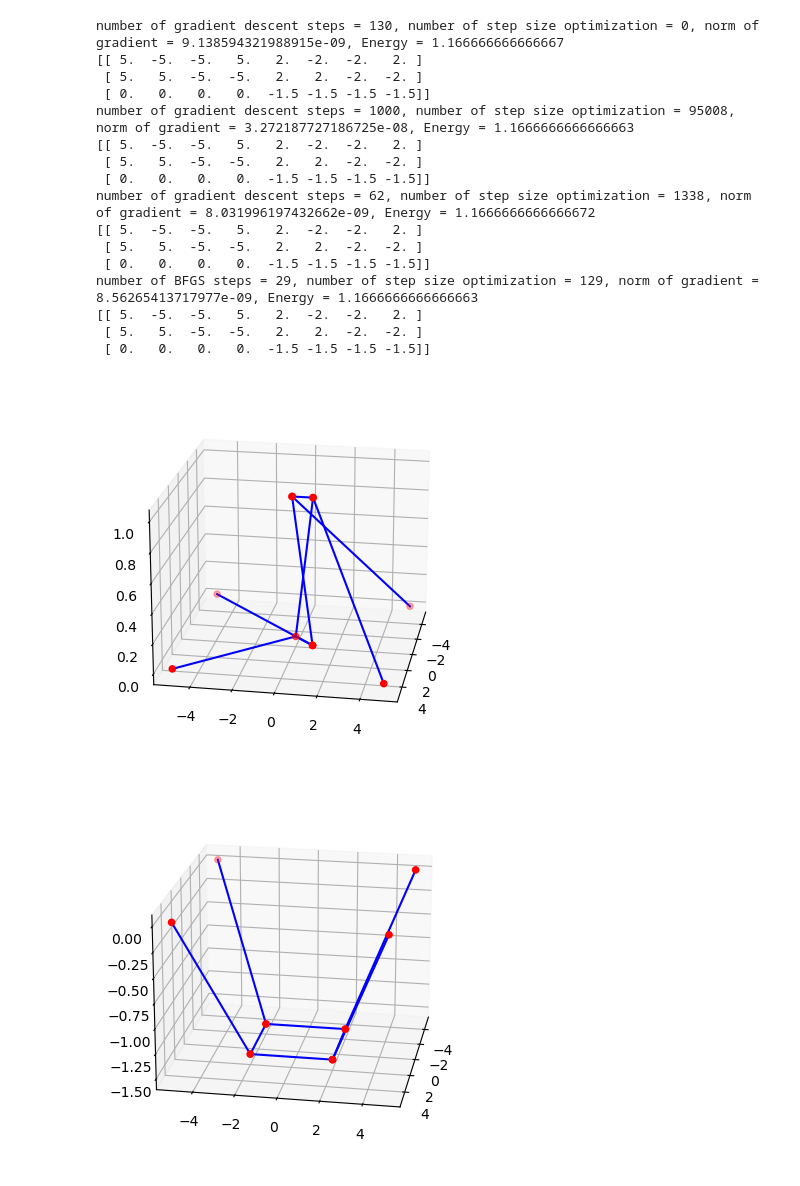
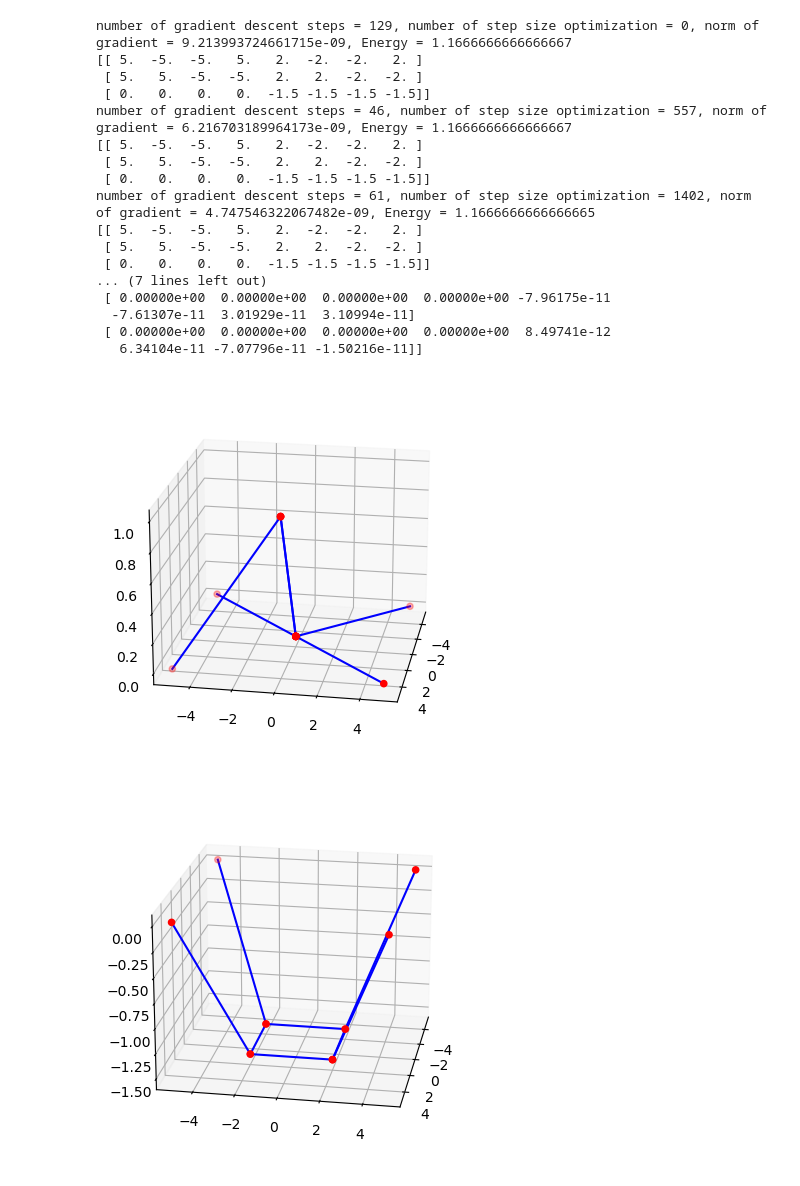
Before and after one commit to markus0800/Project_TMA4180, a Jupyter notebook: project.ipynb, the cells around one changed output. Saved outputs shown, nothing was run; the diff lists cells and outputs as text; code cells hidden in the pictures.

```diff
--- a/project.ipynb
+++ b/project.ipynb
@@ -171,56 +221,60 @@ def strong_wolfe(f, gradient_f, X, A, B, L, p_k, fixed_points, mg, pg, k, c, alp
             return np.float128(alpha), steps
     return alpha, steps
 # %%
-def gradient_descent(f, gradient_f, X, A, B, L, fixed_points, mg, pg, k, c, tol, alpha_0 = 1, armijo = False, weak_w = False, strong_w = False):
+def gradient_descent(E, gradient_E, X, A, B, L, fixed_points, mg, pg, k, c, tol, alpha_0 = 1, armijo = False, weak_w = False, strong_w = False):
     steps = 0
     Q = 0
-    while(np.linalg.norm(abs(gradient_f(X, A, B, L, fixed_points, mg, pg, k,c))) > tol and steps < 1000):
+    while(np.linalg.norm(abs(gradient_E(X, A, B, L, fixed_points, mg, pg, k,c))) > tol and steps < 1000):
         steps +=1
-        p_k = -gradient_f(X, A, B, L, fixed_points, mg, pg, k, c)
+        p_k = -gradient_E(X, A, B, L, fixed_points, mg, pg, k, c)
         if(armijo):
             p_k = p_k/np.linalg.norm(p_k)
-            alpha, q = armijo_step(f, gradient_f, X, A, B, L, p_k, fixed_points, mg, pg, k, c, alpha_0)
+            alpha, q = armijo_step(E, gradient_E, X, A, B, L, p_k, fixed_points, mg, pg, k, c, alpha_0)
             Q += q
         elif(weak_w):
             p_k = p_k/np.linalg.norm(p_k)
-            alpha,q = weak_wolfe(f, gradient_f, X, A, B, L, p_k, fixed_points, mg, pg, k, c, alpha_0)
+            alpha,q = weak_wolfe(E, gradient_E, X, A, B, L, p_k, fixed_points, mg, pg, k, c, alpha_0)
             Q += q
         elif(strong_w):
             p_k = p_k/np.linalg.norm(p_k)
-            alpha, q  = strong_wolfe(f, gradient_f, X, A,B,L, p_k, fixed_points, mg, pg, k, c, alpha_0)
+            alpha, q  = strong_wolfe(E, gradient_E, X, A,B,L, p_k, fixed_points, mg, pg, k, c, alpha_0)
             Q += q
         else:
             alpha = 1
         X += alpha * p_k
-    print(f'number of gradient descent steps = {steps}, number of step size optimization = {Q}, norm of gradient = {np.linalg.norm(gradient_f(X, A, B, L, fixed_points, mg, pg, k, c))}, Energy = {f(X, A, B, L, mg, pg, k,c)}')
+    print(f'number of gradient descent steps = {steps}, number of step size optimization = {Q}, norm of gradient = {np.linalg.norm(gradient_E(X, A, B, L, fixed_points, mg, pg, k, c))}, Energy = {E(X, A, B, L, mg, pg, k,c)}')
     return X
 # %%
-def BFGS(f, gradient_f, X, A, B, L, fixed_points, mg, pg, k, c, tol, armijo = False, weak_w = False, strong_w = True):
+def BFGS(E, gradient_E, X, A, B, L, fixed_points, mg, pg, k, c, tol,  armijo = False, weak_w = False, strong_w = True):
     steps = 0
     Q = 0
     d,N = np.shape(X)
     M = d*N
     B_k = np.identity(M)
-    while(np.linalg.norm(gradient_f(X, A, B, L, fixed_points, mg, pg, k, c)) > tol and steps < 1000):
-        p_k = -np.linalg.solve(B_k, np.reshape(gradient_f(X, A, B, L, fixed_points, mg, pg, k, c), M))
+    while(np.linalg.norm(gradient_E(X, A, B, L, fixed_points, mg, pg, k, c)) > tol and steps < 1000):
+        p_k = -np.linalg.solve(B_k, np.reshape(gradient_E(X, A, B, L, fixed_points, mg, pg, k, c), M))
         p_k = np.reshape(p_k, (d,N))
         if(armijo):
-            step_size,q = armijo_step(f, gradient_f, X, A, B, L, p_k, fixed_points, mg, pg, k, c)
+            step_size,q = armijo_step(E, gradient_E, X, A, B, L, p_k, fixed_points, mg, pg, k, c)
         elif(weak_w):
-            step_size,q = weak_wolfe(f, gradient_f, X, A, B, L, p_k, fixed_points, mg, pg, k, c)
+            step_size,q = weak_wolfe(E, gradient_E, X, A, B, L, p_k, fixed_points, mg, pg, k, c)
         elif(strong_w):
-            step_size,q = strong_wolfe(f, gradient_f, X, A, B, L, p_k, fixed_points, mg, pg, k, c)
+            step_size,q = strong_wolfe(E, gradient_E, X, A, B, L, p_k, fixed_points, mg, pg, k, c)
         else:
             step_size,q = (1,0)
         s = step_size * p_k
-        y = gradient_f(X + s, A, B, L, fixed_points, mg, pg, k, c) - gradient_f(X, A, B, L, fixed_points, mg, pg, k, c)
+        y = gradient_E(X + s, A, B, L, fixed_points, mg, pg, k, c) - gradient_E(X, A, B, L, fixed_points, mg, pg, k, c)
         y = np.reshape(y, M)
         s = np.reshape(s, M)
+        if(np.sum(y) == 0 or np.sum(s) == 0):
+            print(f'||y|| = {np.sum(y)}, ||s|| =  {np.sum(s)}')
+            break
         alpha = 1/np.dot(y,s)
         beta = -1/np.dot(s, B_k@s)
         B_k += alpha*np.outer(y, y) + beta* np.outer(B_k@s,B_k@s)
         X += step_size*p_k
         steps +=1
         Q +=q
-    print(f'number of BFGS steps = {steps}, number of step size optimization = {Q}, norm of gradient = {np.linalg.norm(gradient_f(X, A, B, L, fixed_points, mg, pg, k, c))}, Energy = {f(X, A, B, L, mg, pg, k, c)}')
+        #print(f'step size = {step_size}, iteration = {steps}, norm gradient {np.linalg.norm(gradient_f(X, A, B, L, fixed_points, mg, pg, k, c))}, Energy= {f(X, A, B, L, mg, pg, k, c)}')
+    print(f'number of BFGS steps = {steps}, number of step size optimization = {Q}, norm of gradient = {np.linalg.norm(gradient_E(X, A, B, L, fixed_points, mg, pg, k, c))}, Energy = {E(X, A, B, L, mg, pg, k, c)}')
     return X
@@ -323,7 +417,9 @@ X[:,0] = [5,5,0]
 X[:,1] = [-5,5,0]
 X[:,2] = [-5,-5,0]
 X[:,3] = [5,-5,0]
-X[:,4:] = np.random.randint(2, size = np.shape(X[:,4:]))
+X[:,-1] = [4,0,1]
+
+#X[:,4:] = np.random.randint(2, size = np.shape(X[:,4:]))
 
 
 edges = np.array([[1,5], [5,6], [4,5], [2,6], [6,7], [3,7], [4,7], [0,4]])
@@ -347,42 +443,45 @@ print(X_const_step)
 plt.figure()
 ax2 = plt.axes(projection = '3d')
 X_weak_wolfe = gradient_descent(E, gradient_E, np.copy(X), A, B, L, fixed_points, mg =1/6, pg = 0, k = 3, c = 0, tol = 1e-8, weak_w = True)
 plot_cable_net(X_weak_wolfe, A, ax2)
 ax2.view_init(20,10)
 print(X_weak_wolfe)
 
 plt.figure()
 ax3 = plt.axes(projection = '3d')
 X_strong_wolfe = gradient_descent(E, gradient_E, np.copy(X), A, B, L, fixed_points, mg =1/6, pg = 0, k = 3, c = 0, tol = 1e-8, strong_w = True)
 plot_cable_net(X_strong_wolfe, A, ax3)
 ax3.view_init(20,10)
 print(X_strong_wolfe)
 
 
 plt.figure()
 ax4 = plt.axes(projection = '3d')
-X_BFGS = BFGS(E,gradient_E, np.copy(X), A, B, L, fixed_points, mg =1/6, pg = 0, k = 3, c = 0, tol = 1e-8, strong_w= True)
+X_BFGS = BFGS(E,gradient_E, np.copy(X), A, B, L, fixed_points, mg =1/6, pg = 0, k = 3, c = 0, tol = 1e-13, strong_w= True)
 plot_cable_net(X_BFGS, A, ax4)
 ax4.view_init(20,10)
 print(X_BFGS)
+
+print(gradient_E(X_BFGS, A, B, L, fixed_points, mg = 1/6, pg = 0, k = 3, c = 0))
 # %% [output]
-number of gradient descent steps = 130, number of step size optimization = 0, norm of gradient = 9.138594321988915e-09, Energy = 1.166666666666667
+number of gradient descent steps = 129, number of step size optimization = 0, norm of gradient = 9.213993724661715e-09, Energy = 1.1666666666666667
 [[ 5.  -5.  -5.   5.   2.  -2.  -2.   2. ]
  [ 5.   5.  -5.  -5.   2.   2.  -2.  -2. ]
  [ 0.   0.   0.   0.  -1.5 -1.5 -1.5 -1.5]]
-number of gradient descent steps = 1000, number of step size optimization = 95008, norm of gradient = 3.272187727186725e-08, Energy = 1.1666666666666663
+number of gradient descent steps = 46, number of step size optimization = 557, norm of gradient = 6.216703189964173e-09, Energy = 1.1666666666666667
 [[ 5.  -5.  -5.   5.   2.  -2.  -2.   2. ]
  [ 5.   5.  -5.  -5.   2.   2.  -2.  -2. ]
  [ 0.   0.   0.   0.  -1.5 -1.5 -1.5 -1.5]]
-number of gradient descent steps = 62, number of step size optimization = 1338, norm of gradient = 8.031996197432662e-09, Energy = 1.1666666666666672
+number of gradient descent steps = 61, number of step size optimization = 1402, norm of gradient = 4.747546322067482e-09, Energy = 1.1666666666666665
 [[ 5.  -5.  -5.   5.   2.  -2.  -2.   2. ]
  [ 5.   5.  -5.  -5.   2.   2.  -2.  -2. ]
  [ 0.   0.   0.   0.  -1.5 -1.5 -1.5 -1.5]]
-number of BFGS steps = 29, number of step size optimization = 129, norm of gradient = 8.56265413717977e-09, Energy = 1.1666666666666663
-[[ 5.  -5.  -5.   5.   2.  -2.  -2.   2. ]
- [ 5.   5.  -5.  -5.   2.   2.  -2.  -2. ]
- [ 0.   0.   0.   0.  -1.5 -1.5 -1.5 -1.5]]
+... (7 lines left out)
+ [ 0.00000e+00  0.00000e+00  0.00000e+00  0.00000e+00 -7.96175e-11
+  -7.61307e-11  3.01929e-11  3.10994e-11]
+ [ 0.00000e+00  0.00000e+00  0.00000e+00  0.00000e+00  8.49741e-12
+   6.34104e-11 -7.07796e-11 -1.50216e-11]]
-[figure, old version]
+[figure, new version]
 [figure]
 [figure]
 [figure]
```
Also changed, not shown: parts of 14 cells of this notebook.
